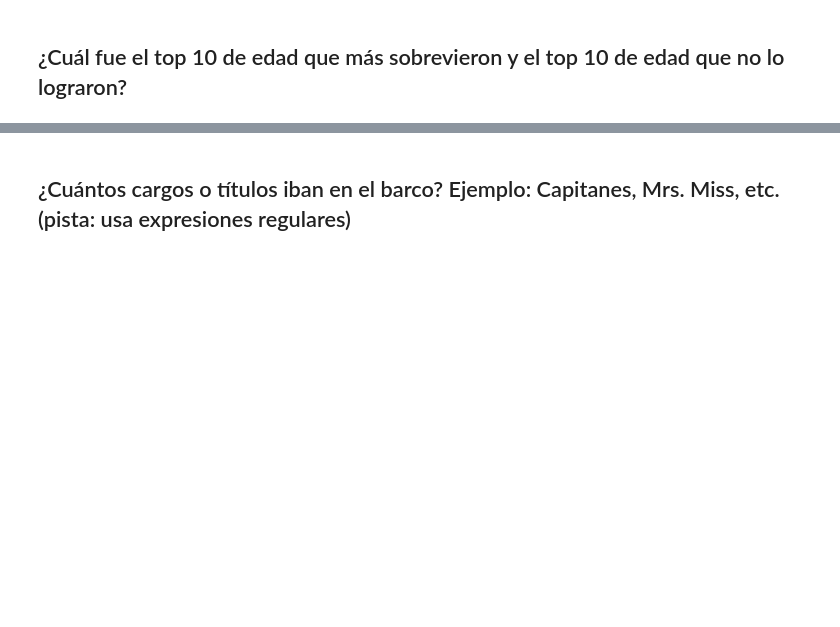
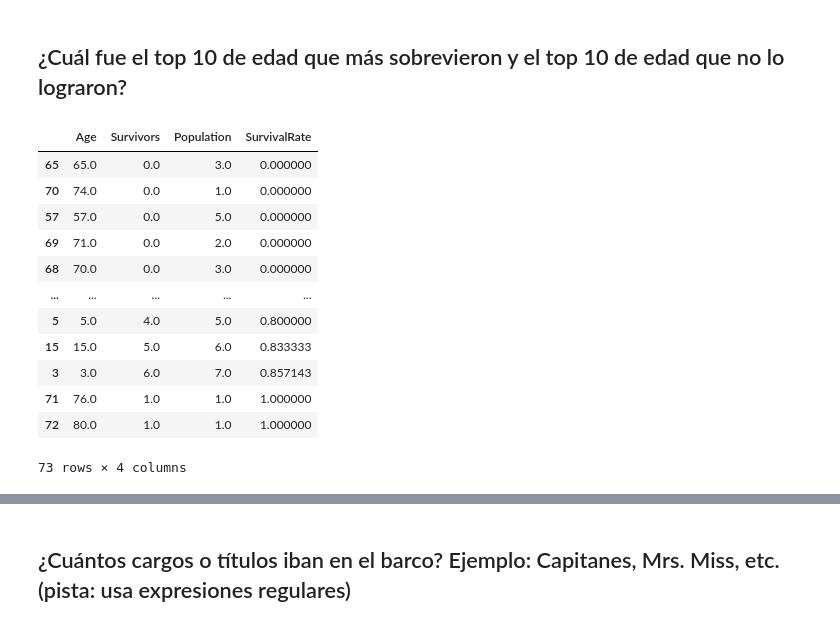
Before and after one commit to darioWorknet/2-Titanic_dataset, a Jupyter notebook: TitanicAnalytics.ipynb, the cells around one changed output, grey strips where cells are left out. Saved outputs shown, nothing was run; the diff lists cells and outputs as text; code cells hidden in the pictures; blank space fills up the shorter version.

Commit message:
Top 10 survivors by age group

```diff
--- a/TitanicAnalytics.ipynb
+++ b/TitanicAnalytics.ipynb
@@ -130,3 +130,39 @@ Sobrevivieron 109 hombres
 Sobrevivieron 385 mujeres
 # %% [markdown]
 ## ¿Cuál fue el top 10 de edad que más sobrevieron y el top 10 de edad que no lo lograron?
+# %%
+# Redondeamos las edades, para obtener una cantidad razonable de grupos
+df['Age'] = df['Age'].round()
+# Hacemos una agrupación por edades
+age_grouped = df.groupby(by=["Age"])
+# %%
+# Dataframe vacío para albergar la información de cada grupo
+survivors_by_age = pd.DataFrame(columns = ['Age', 'Survivors', 'Population', 'SurvivalRate'])
+
+# Iteramos cada grupo de edad para obtener la siguiente información:
+    # Número de supervivientes
+    # Población total
+for age, group in age_grouped:
+    survivors = len(group[group['Survived'] == 1])
+    population = len(group)
+    survival_rate = survivors / population
+    # Indice de la nueva fila del dataframe donde se insertarán los valores
+    new_row_index = len(survivors_by_age)
+    survivors_by_age.loc[new_row_index] = [int(age), survivors, population, survival_rate]
+# %%
+# Mostramos el dataframe generado
+survivors_by_age.sort_values(by='SurvivalRate')
+# %% [output]
+|  | Age | Survivors | Population | SurvivalRate |
+| 65 | 65.0 | 0.0 | 3.0 | 0.000000 |
+| 70 | 74.0 | 0.0 | 1.0 | 0.000000 |
+| 57 | 57.0 | 0.0 | 5.0 | 0.000000 |
+| 69 | 71.0 | 0.0 | 2.0 | 0.000000 |
+| 68 | 70.0 | 0.0 | 3.0 | 0.000000 |
+| ... | ... | ... | ... | ... |
+| 5 | 5.0 | 4.0 | 5.0 | 0.800000 |
+| 15 | 15.0 | 5.0 | 6.0 | 0.833333 |
+| 3 | 3.0 | 6.0 | 7.0 | 0.857143 |
+| 71 | 76.0 | 1.0 | 1.0 | 1.000000 |
+| 72 | 80.0 | 1.0 | 1.0 | 1.000000 |
+73 rows × 4 columns
```
Also changed, not shown: parts of 1 cell of this notebook.
